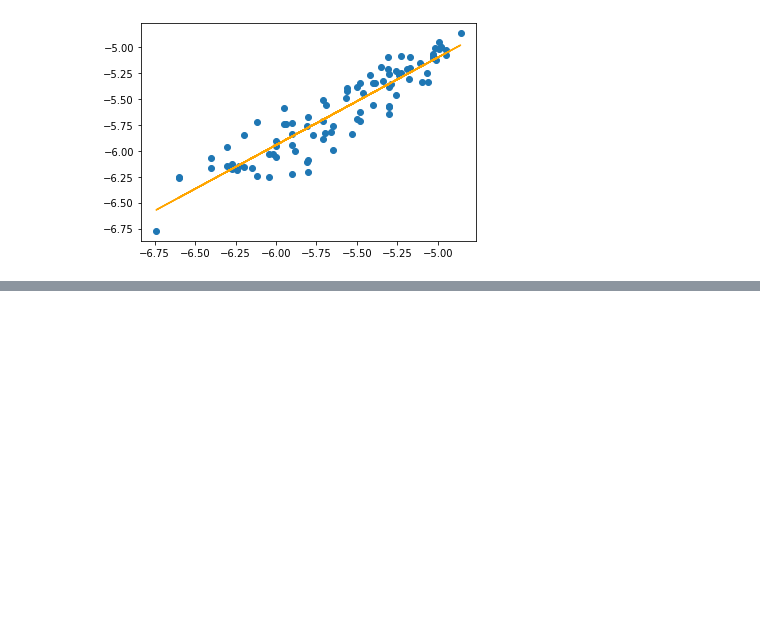
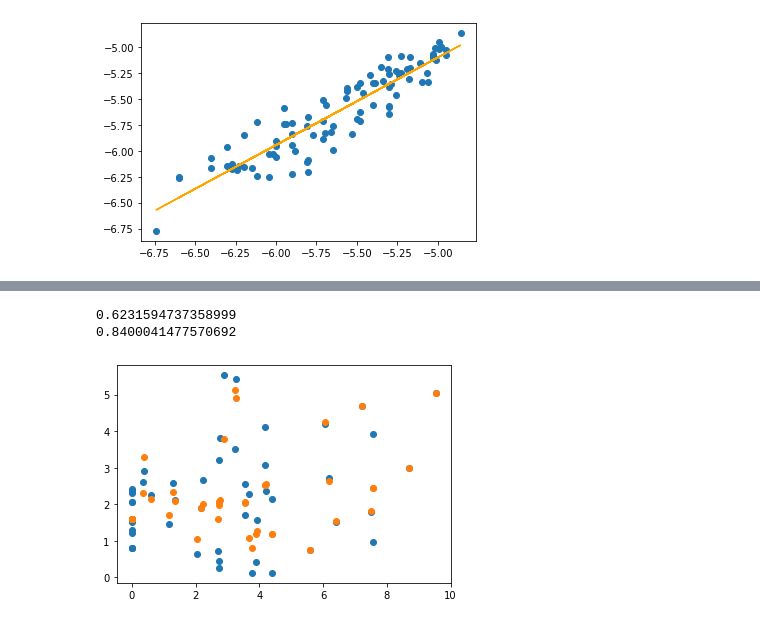
Before and after one commit to Drageloz/ML_unicordoba, a Jupyter notebook: src/gaussianProcess/gaussianProcess.ipynb, the cells around one changed output, grey strips where cells are left out. Drawn from its saved outputs; the diff is of its cells as text; code cells hidden in the pictures; blank space fills up the shorter version.

```diff
--- a/src/gaussianProcess/gaussianProcess.ipynb
+++ b/src/gaussianProcess/gaussianProcess.ipynb
@@ -16,7 +16,7 @@ import numpy as np
 #Comma separated value text file containing
 #information on molecules used for HOMO-LUMO GP calibration
 
-data5 = pd.read_csv('../db/mmc5.csv')
+data5 = pd.read_csv('../../db/mmc5.csv')
 data5.head()
 # %% [output]
 |  | key | smiles | HOMO_exp | LUMO_exp | HOMO_calc | LUMO_calc |
@@ -25,3 +25,9 @@ data5.head()
 | 2 | c10 | O=C(C1=C2C3=C(C(C(C=C4C(N(C(C)C)C... | -5.94 | -3.84 | -5.716410 | -3.307659 |
 | 3 | c14 | O=C(C1=C2C(C(C3=C4C(C5C6=C7C=CC(C... | -5.81 | -3.61 | -5.770852 | -3.071316 |
 | 4 | d1 | O=C1C(C2=C(C3=CC=C(S3)C4=CC=C(C(F... | -5.26 | -3.52 | -5.280874 | -3.223849 |
+# %%
+#– Comma separated value text file containing information
+#on molecules used for PCE GP calibration
+
+data6 = pd.read_csv('../../db/mmc6.csv')
+data6.head()
@@ -216,0 +159,42 @@ plt.show()
+# %%
+X = data6['PCE_calc']
+y = data6['PCE_exp']
+
+from sklearn.gaussian_process import GaussianProcessRegressor
+from sklearn.gaussian_process.kernels import DotProduct, WhiteKernel
+from sklearn.model_selection import KFold
+
+X_val = np.array(X).reshape(-1, 1)
+y_val = np.array(y).reshape(-1, 1)
+
+gprPCE = GaussianProcessRegressor()
+
+
+kf = KFold(n_splits=25, shuffle=True, random_state=53)
+homo_df = pd.concat([X, y], axis=1, sort=False)
+
+for train_index, test_index in kf.split(homo_df):
+    X_train = np.array(homo_df.iloc[train_index]['PCE_calc']).reshape(-1, 1)
+    X_test = np.array(homo_df.iloc[test_index]['PCE_calc']).reshape(-1, 1)
+    y_train = np.array(homo_df.iloc[train_index]['PCE_exp']).reshape(-1, 1)
+    y_test = np.array(homo_df.loc[test_index]['PCE_exp']).reshape(-1, 1)
+    #Train the model
+    gprPCE.fit(X_train, y_train) #Training the model
+
+predict = gprPCE.predict(X_val)
+
+plt.scatter(X, y)
+print(gpr.score(X_val, y_val))
+print(mean_squared_error(y_val, predict)**(1/2))
+plt.scatter(X_val, predict)
+
+
+import joblib
+filename = 'gaussianProcessTrained-PCE.sav'
+joblib.dump(gpr, filename)
+
+plt.show()
+# %% [output]
+0.6231594737358999
+0.8400041477570692
+[figure, added]
```
Also changed, not shown: parts of 5 cells of this notebook, 3 other files.
